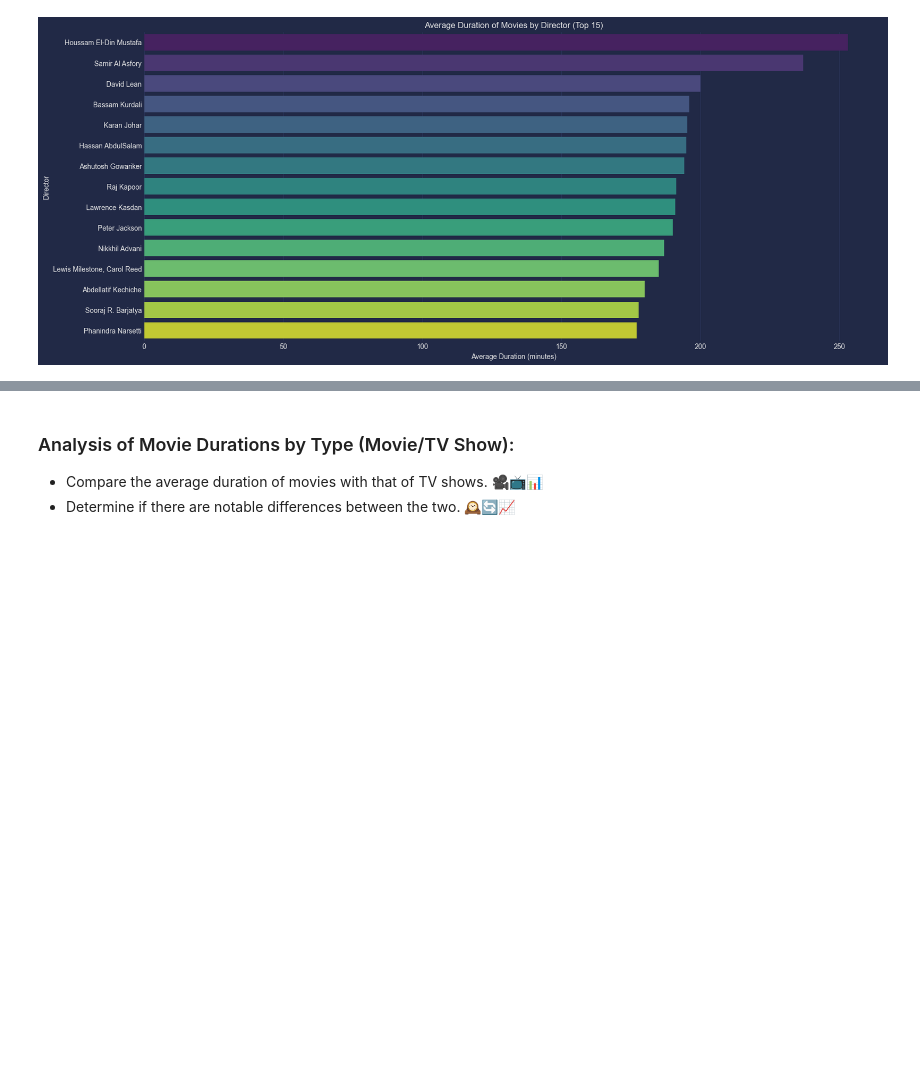
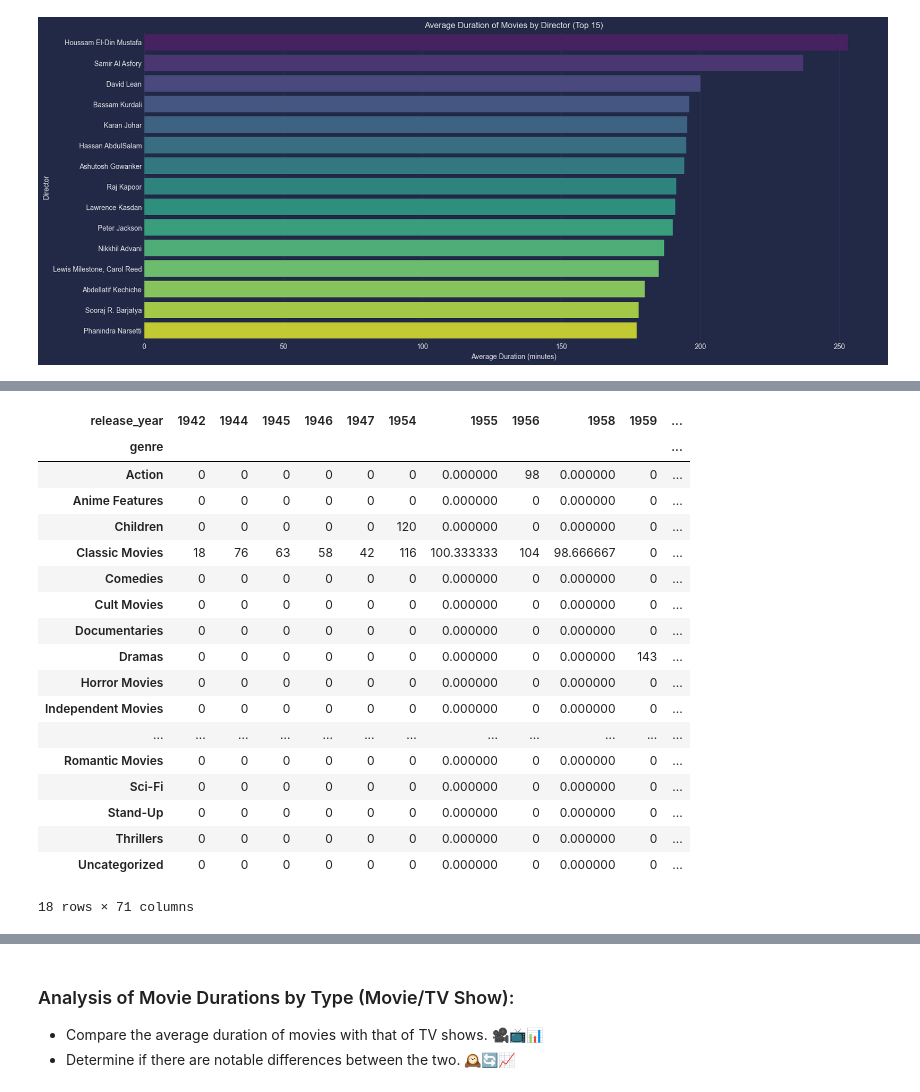
Before and after one commit to MahmoudNamNam/Data-Analysis-Projects, a Jupyter notebook: Investigating Netflix Movies/Investigating Netflix Movies..ipynb, the cells around one changed output, grey strips where cells are left out. Cells and saved outputs as stored; diff of their text form; code cells hidden in the pictures; blank space fills up the shorter version.

```diff
--- a/Investigating Netflix Movies/Investigating Netflix Movies..ipynb
+++ b/Investigating Netflix Movies/Investigating Netflix Movies..ipynb
@@ -216,0 +303,28 @@ plt.show()
+# %%
+# Round release year to the nearest decade
+movies_data['release_decade'] = (movies_data['release_year'] // 10) * 10
+
+# Create a pivot table to analyze the average duration of movies by genre and release year
+genre_duration_pivot = pd.pivot_table(movies_data, values='duration', index='genre', columns='release_year', aggfunc='mean', fill_value=0)
+
+genre_duration_pivot
+# %% [output]
+| release_year | 1942 | 1944 | 1945 | 1946 | 1947 | 1954 | 1955 | 1956 | 1958 | 1959 | ... |
+| genre |  |  |  |  |  |  |  |  |  |  | ... |
+| Action | 0 | 0 | 0 | 0 | 0 | 0 | 0.000000 | 98 | 0.000000 | 0 | ... |
+| Anime Features | 0 | 0 | 0 | 0 | 0 | 0 | 0.000000 | 0 | 0.000000 | 0 | ... |
+| Children | 0 | 0 | 0 | 0 | 0 | 120 | 0.000000 | 0 | 0.000000 | 0 | ... |
+| Classic Movies | 18 | 76 | 63 | 58 | 42 | 116 | 100.333333 | 104 | 98.666667 | 0 | ... |
+| Comedies | 0 | 0 | 0 | 0 | 0 | 0 | 0.000000 | 0 | 0.000000 | 0 | ... |
+| Cult Movies | 0 | 0 | 0 | 0 | 0 | 0 | 0.000000 | 0 | 0.000000 | 0 | ... |
+| Documentaries | 0 | 0 | 0 | 0 | 0 | 0 | 0.000000 | 0 | 0.000000 | 0 | ... |
+| Dramas | 0 | 0 | 0 | 0 | 0 | 0 | 0.000000 | 0 | 0.000000 | 143 | ... |
+| Horror Movies | 0 | 0 | 0 | 0 | 0 | 0 | 0.000000 | 0 | 0.000000 | 0 | ... |
+| Independent Movies | 0 | 0 | 0 | 0 | 0 | 0 | 0.000000 | 0 | 0.000000 | 0 | ... |
+| ... | ... | ... | ... | ... | ... | ... | ... | ... | ... | ... | ... |
+| Romantic Movies | 0 | 0 | 0 | 0 | 0 | 0 | 0.000000 | 0 | 0.000000 | 0 | ... |
+| Sci-Fi | 0 | 0 | 0 | 0 | 0 | 0 | 0.000000 | 0 | 0.000000 | 0 | ... |
+| Stand-Up | 0 | 0 | 0 | 0 | 0 | 0 | 0.000000 | 0 | 0.000000 | 0 | ... |
+| Thrillers | 0 | 0 | 0 | 0 | 0 | 0 | 0.000000 | 0 | 0.000000 | 0 | ... |
+| Uncategorized | 0 | 0 | 0 | 0 | 0 | 0 | 0.000000 | 0 | 0.000000 | 0 | ... |
+18 rows × 71 columns
```
Also changed, not shown: parts of 9 cells of this notebook.
